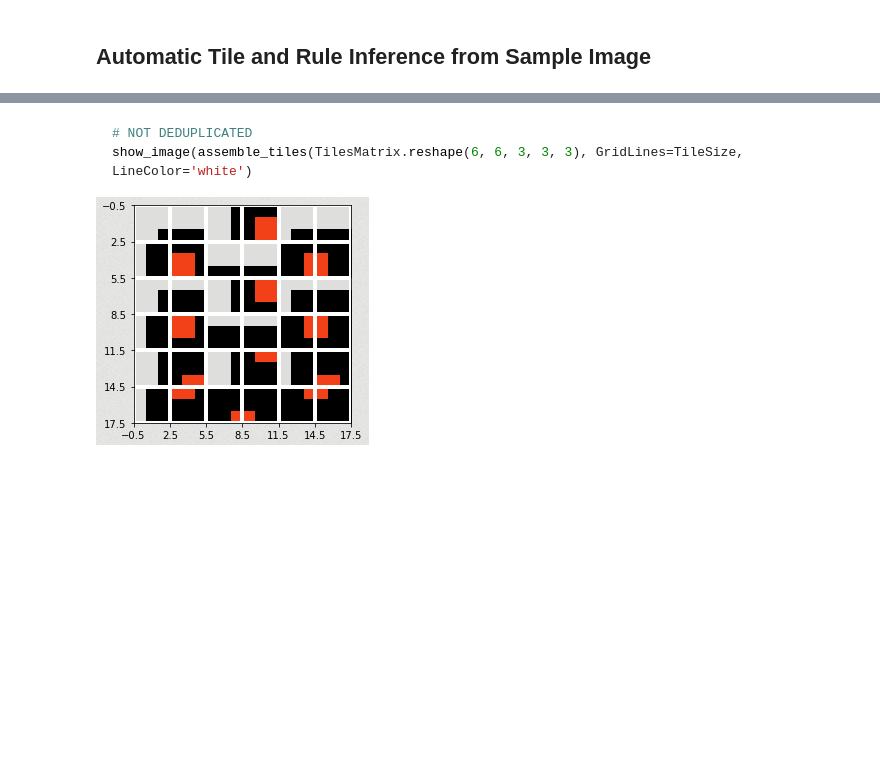
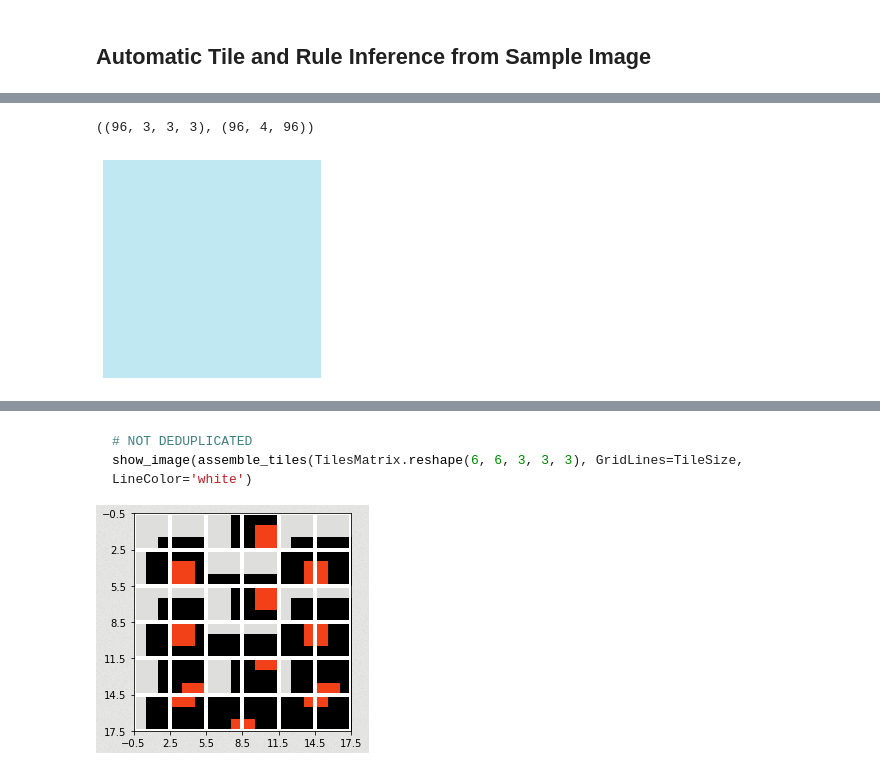
Before and after one commit to flpeters/TextureSynthesis, a Jupyter notebook: 00_Main.ipynb, the cells around one changed output, grey strips where cells are left out. Cells and saved outputs as stored; diff of their text form; code cells hidden in the pictures; blank space fills up the shorter version.

Commit message:
cleanup tile and rule inference

```diff
--- a/00_Main.ipynb
+++ b/00_Main.ipynb
@@ -1009,0 +950,7 @@ animate_images(AllWaves);
+# %%
+# SamplePath = ROOT/'CavesSample.png'
+# SamplePath = ROOT/'CitySample.png'
+SamplePath = ROOT/'FlowersSample.png'
+# SamplePath = ROOT/'HousesSample.png'
+# SamplePath = ROOT/'MazeSample.png'
+SamplePath.is_file()
@@ -1009,0 +959,2 @@ animate_images(AllWaves);
+# %%
+SampleImage = load_sample_image(SamplePath)
@@ -1009,0 +963,2 @@ animate_images(AllWaves);
+# %%
+SampleImage = wrap_image(SampleImage, TileSize)
@@ -1009,0 +969,9 @@ animate_images(AllWaves);
+# %%
+TilesMatrix, RulesMatrix = infer_tiles_and_rules(SampleImage, TileSize)
+TilesMatrix.shape, RulesMatrix.shape
+# %% [output]
+((96, 3, 3, 3), (96, 4, 96))
+# %%
+show_image(TilesMatrix[0])
+# %% [output]
+[figure, added]
```
Also changed, not shown: parts of 30 cells of this notebook.
